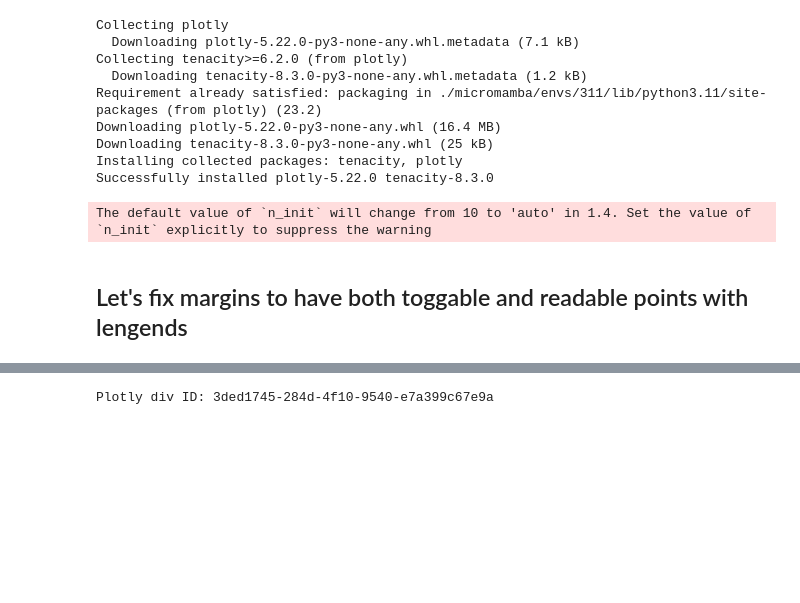
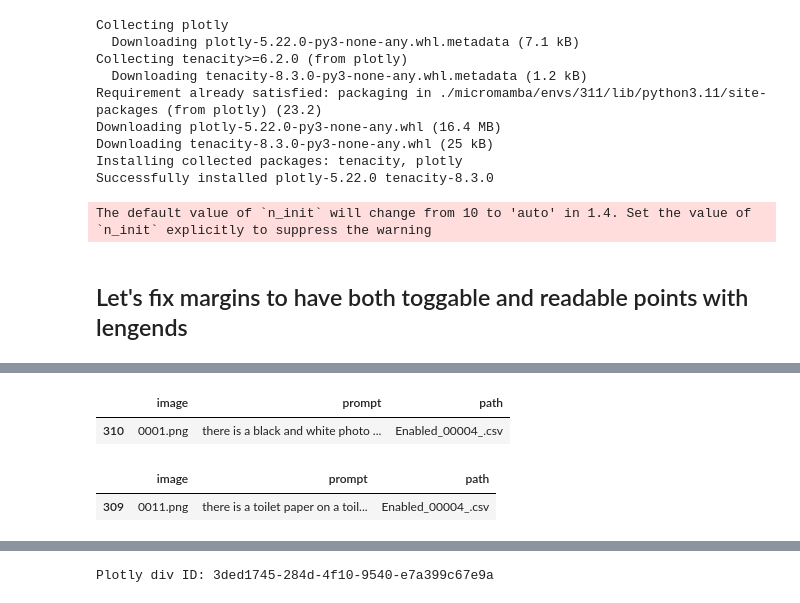
Before and after one commit to karen-pal/semantic_explore, a Jupyter notebook: data_preparation_semantic_transverse_interrogator.ipynb, the cells around one changed output, grey strips where cells are left out. Cells and saved outputs as stored; diff of their text form; code cells hidden in the pictures; blank space fills up the shorter version.

```diff
--- a/data_preparation_semantic_transverse_interrogator.ipynb
+++ b/data_preparation_semantic_transverse_interrogator.ipynb
@@ -1032,0 +1258,17 @@ Plotly div ID: b116147e-366d-4067-b85b-ed2a84b84d44
+# %%
+path = "Enabled_00004_.csv"
+image = "0001.png"
+
+df[(df["path"] == path) & (df["image"] == image)]
+# %% [output]
+|  | image | prompt | path |
+| 310 | 0001.png | there is a black and white photo ... | Enabled_00004_.csv |
+# %%
+
+path = "Enabled_00004_.csv"
+image = "0011.png"
+
+df[(df["path"] == path) & (df["image"] == image)]
+# %% [output]
+|  | image | prompt | path |
+| 309 | 0011.png | there is a toilet paper on a toil... | Enabled_00004_.csv |
```
Also changed, not shown: parts of 17 cells of this notebook, 1 other file.
